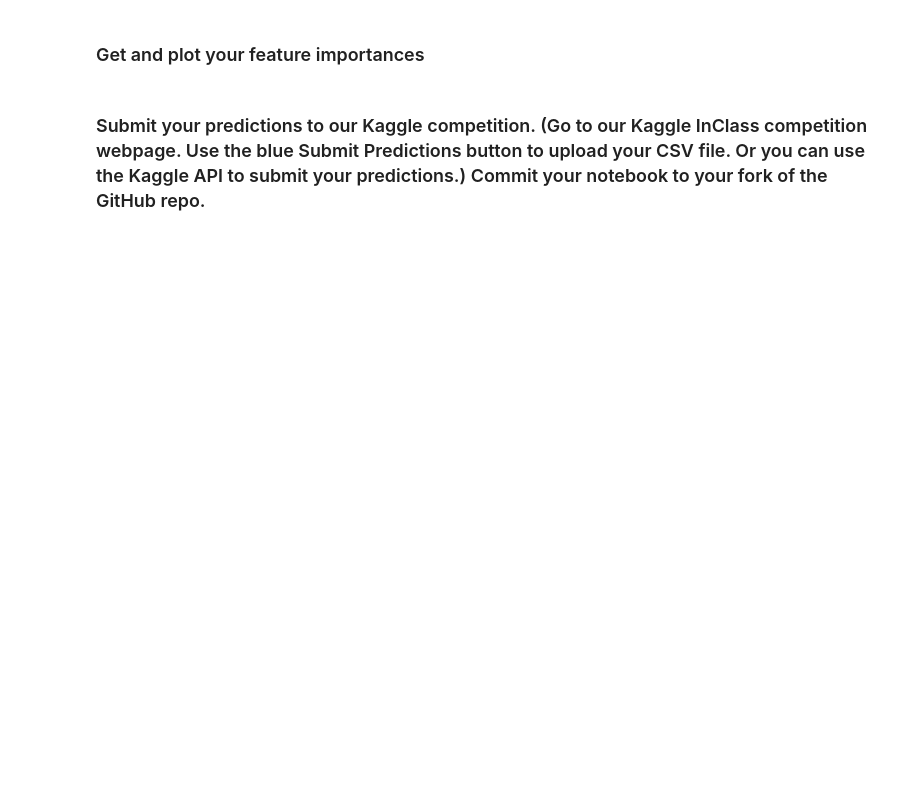
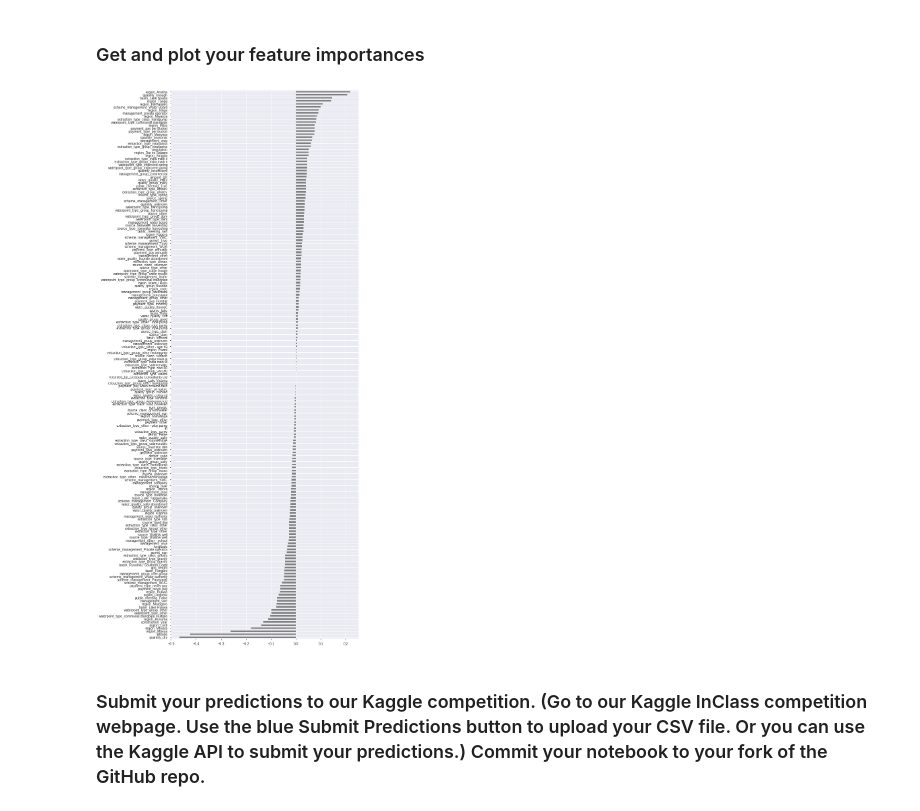
Before and after one commit to bloominstituteoftechnology/DS-Unit-2-Kaggle-Challenge, a Jupyter notebook: module1-decision-trees/LS_DS_221_assignment.ipynb, the cells around one changed output. Saved outputs shown, nothing was run; the diff lists cells and outputs as text; code cells hidden in the pictures; blank space fills up the shorter version.

```diff
--- a/module1-decision-trees/LS_DS_221_assignment.ipynb
+++ b/module1-decision-trees/LS_DS_221_assignment.ipynb
@@ -214,3 +214,14 @@ print(f'The MAE of the baseline is: {mae:.2f}')
 The MAE of the baseline is: 214.40
 # %% [markdown]
 ### Select features. Use a scikit-learn pipeline to encode categoricals, impute missing values, and fit a decision tree classifier
+# %%
+# Select target
+target = 'status_group'
+train_features = train.drop(columns=[target])
+numeric_features = train_features.select_dtypes(include='number').columns.tolist()
+cardinality = train_features.select_dtypes(exclude='number').nunique()
+categorical_features = cardinality[cardinality <= 50].index.tolist()
+
+features = numeric_features + categorical_features
+print(len(features))
+print(features)
@@ -234,0 +240,22 @@ pipeline
+# %%
+# Imports
+import category_encoders as ce
+from sklearn.impute import SimpleImputer
+from sklearn.linear_model import LogisticRegression
+from sklearn.pipeline import make_pipeline
+from sklearn.preprocessing import StandardScaler
+
+# Create pipeline
+pipeline = make_pipeline(
+    ce.OneHotEncoder(use_cat_names=True),
+    SimpleImputer(strategy='median'),
+    StandardScaler(),
+    LogisticRegression(multi_class='auto', solver='lbfgs', n_jobs=-1)
+)
+
+# Fit on the pipeline
+pipeline.fit(X_train, y_train.values.ravel())
+
+# Score on validation set
+print('Training Accuracy:', pipeline.score(X_train, y_train))
+print('Validation Accuracy:', pipeline.score(X_val, y_val))
@@ -235,4 +279,15 @@ pipeline
 # %% [markdown]
 ### Get and plot your feature importances
+# %%
+%matplotlib inline
+import matplotlib.pyplot as plt
+model = pipeline.named_steps['logisticregression']
+encoder = pipeline.named_steps['onehotencoder']
+encoded_columns = encoder.transform(X_val).columns
+coefficients = pd.Series(model.coef_[0], encoded_columns)
+plt.figure(figsize=(10,30))
+coefficients.sort_values().plot.barh(color='grey');
+# %% [output]
+[figure, added]
 # %% [markdown]
 ### Submit your predictions to our Kaggle competition. (Go to our Kaggle InClass competition webpage. Use the blue Submit Predictions button to upload your CSV file. Or you can use the Kaggle API to submit your predictions.) Commit your notebook to your fork of the GitHub repo.
```
Also changed, not shown: parts of 7 cells of this notebook.
